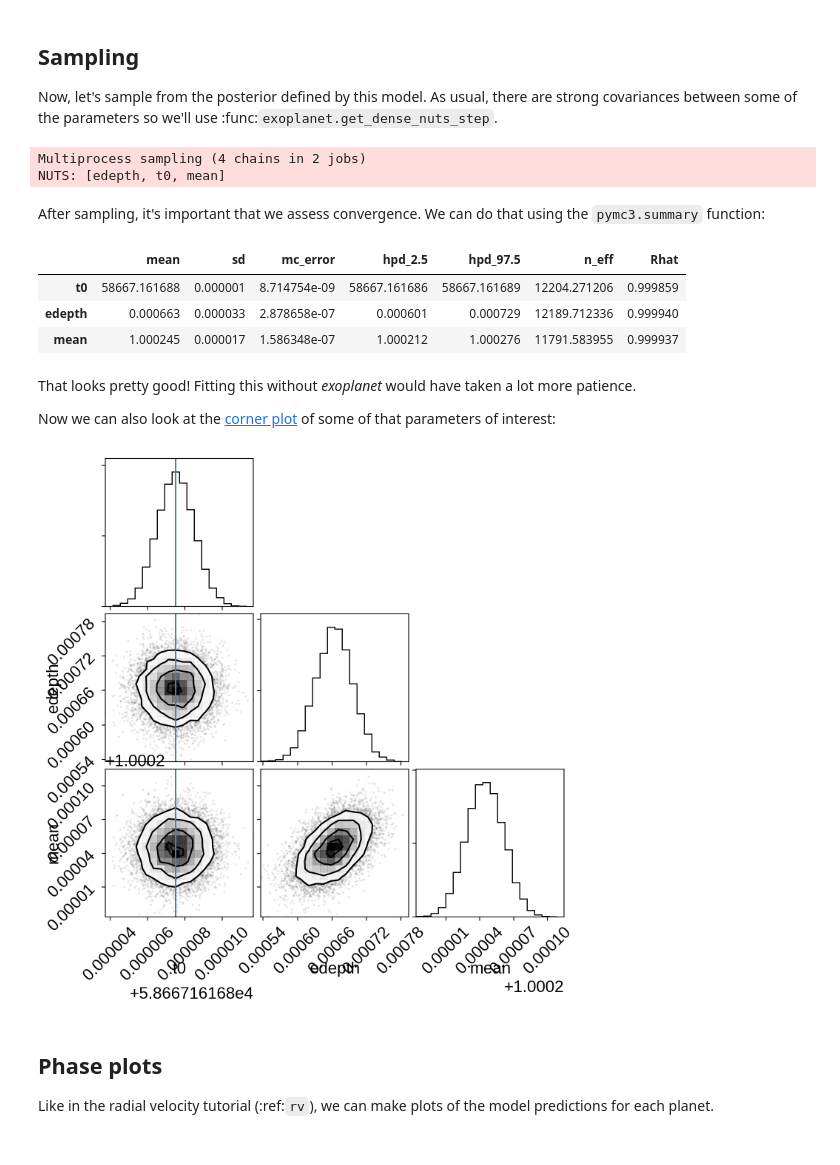
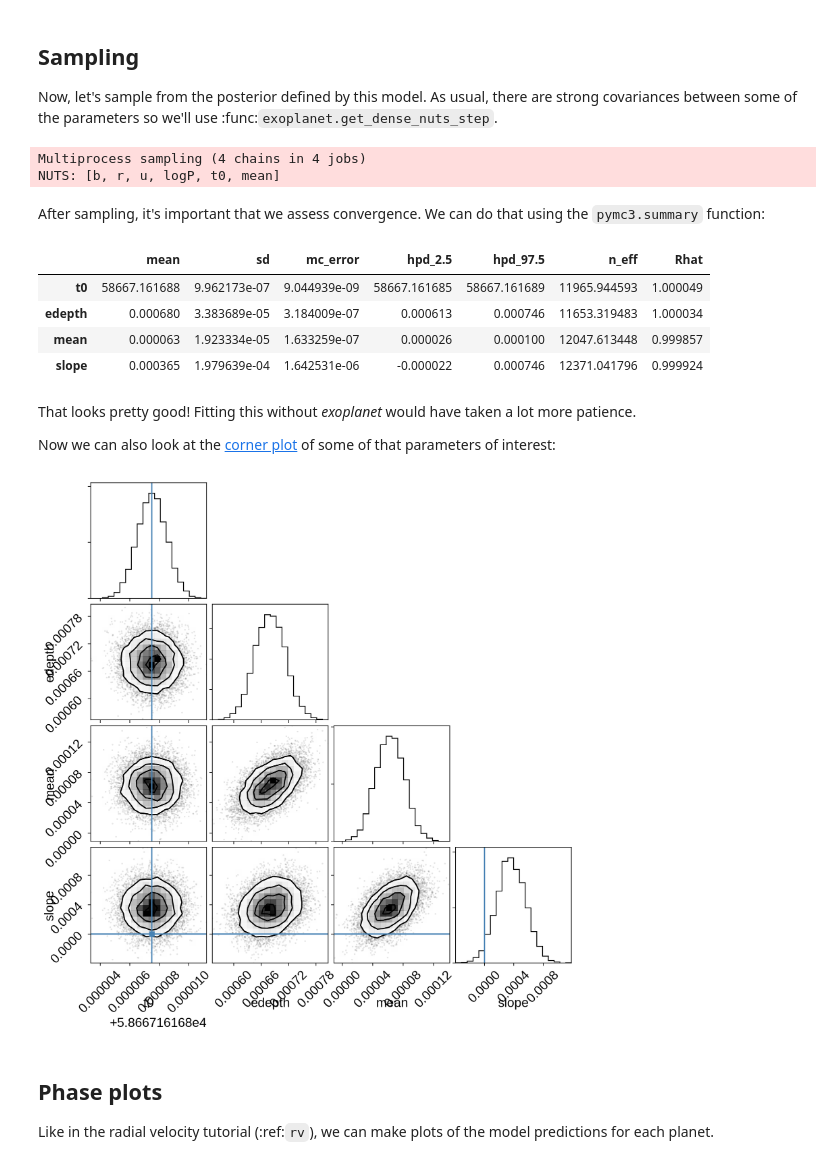
Before and after one commit to exowanderer/arctor, a Jupyter notebook: notebooks/wasp43_dfm_exoplanet_transit_tutorial.ipynb, the cells around one changed output. Drawn from its saved outputs; the diff is of its cells as text; code cells hidden in the pictures.

```diff
--- a/notebooks/wasp43_dfm_exoplanet_transit_tutorial.ipynb
+++ b/notebooks/wasp43_dfm_exoplanet_transit_tutorial.ipynb
@@ -135,7 +337,7 @@ b = 0.66 # Hellier 2011
 period = 0.813475  # days # exo.mast.stsci.edu
 u = [0]
 t0 = time_med
-edepth = np.sqrt(10/1e6)
+edepth = np.sqrt(500/1e6)
 
 orbit = xo.orbits.KeplerianOrbit(period=period, t0=t0, b=b)
 light_curves = xo.LimbDarkLightCurve(u).get_light_curve(orbit=orbit, r=edepth, t=t).eval().flatten()
@@ -160,13 +362,18 @@ import pymc3 as pm
 b = 0.66 # Hellier 2011
 period = 0.813475  # days # exo.mast.stsci.edu
 u = [0]
+
+oot_guess = np.median(np.r_[flux[:2*18], flux[-18:]])
+stellar_variance = np.std(np.r_[flux[:2*18], flux[-18:]])
+data = flux - oot_guess
+
 with pm.Model() as model:
 
     # The baseline flux
-    mean = pm.Normal("mean", mu=1.0, sd=1.0)
+    mean = pm.Normal("mean", mu=0.0, sd=1.0)
 
     # The time of a reference transit for each planet
-    t0 = pm.Normal("t0", mu=t0s, sd=1e-6)  # , shape=2)
+    t0 = pm.Normal("t0", mu=t0_guess, sd=1e-6)  # , shape=2)
 
     # The log period; also tracking the period itself
     # logP = pm.Normal("logP", mu=np.log(periods), sd=0.1, shape=2)
@@ -179,12 +386,16 @@ with pm.Model() as model:
     edepth = np.sqrt(edepth)
     # b = xo.distributions.ImpactParameter("b", ror=r, shape=2, testval=np.random.rand(2))
 
+    slope = pm.Uniform("slope", lower=-0.1, upper=0.1)
+    # intercept = pm.Uniform("intercept", lower=-0.1, upper=0.1)
+    line = slope * (t-t0_guess) + mean
+
     # Set up a Keplerian orbit for the planets
     orbit = xo.orbits.KeplerianOrbit(period=period, t0=t0s, b=b)
 
     # # Compute the model light curve using starry
     light_curves = xo.LimbDarkLightCurve(u).get_light_curve(orbit=orbit, r=edepth, t=t) # this crashes?
-    light_curve = pm.math.sum(light_curves, axis=-1) + mean
+    light_curve = pm.math.sum(light_curves, axis=-1)
 
     # # Here we track the value of the model light curve for plotting
     # # purposes
@@ -195,7 +406,7 @@ with pm.Model() as model:
     # # y += yerr * np.random.randn(len(y))
 
     # # The likelihood function assuming known Gaussian uncertainty
-    pm.Normal("obs", mu=light_curve, sd=yerr, observed=flux)
+    pm.Normal("obs", mu=light_curve + line, sd=yerr, observed=data)
 
     # # Fit for the maximum a posteriori parameters given the simuated dataset
     map_soln = xo.optimize(start=model.test_point)
@@ -234,20 +451,22 @@ with model:
         start=map_soln,
         chains=4,
         step=xo.get_dense_nuts_step(target_accept=0.9),
-    )
+        cores=mp.cpu_count()
+    )a
 # %% [output]
-Multiprocess sampling (4 chains in 2 jobs)
-NUTS: [edepth, t0, mean]
+Multiprocess sampling (4 chains in 4 jobs)
+NUTS: [b, r, u, logP, t0, mean]
 # %% [markdown]
 After sampling, it's important that we assess convergence.
 We can do that using the `pymc3.summary` function:
 # %%
-pm.summary(trace, varnames=["t0", "edepth", "mean"])
+pm.summary(trace, varnames=["t0", "edepth", "mean", "slope"])
 # %% [output]
 |  | mean | sd | mc_error | hpd_2.5 | hpd_97.5 | n_eff | Rhat |
-| t0 | 58667.161688 | 0.000001 | 8.714754e-09 | 58667.161686 | 58667.161689 | 12204.271206 | 0.999859 |
-| edepth | 0.000663 | 0.000033 | 2.878658e-07 | 0.000601 | 0.000729 | 12189.712336 | 0.999940 |
-| mean | 1.000245 | 0.000017 | 1.586348e-07 | 1.000212 | 1.000276 | 11791.583955 | 0.999937 |
+| t0 | 58667.161688 | 9.962173e-07 | 9.044939e-09 | 58667.161685 | 58667.161689 | 11965.944593 | 1.000049 |
+| edepth | 0.000680 | 3.383689e-05 | 3.184009e-07 | 0.000613 | 0.000746 | 11653.319483 | 1.000034 |
+| mean | 0.000063 | 1.923334e-05 | 1.633259e-07 | 0.000026 | 0.000100 | 12047.613448 | 0.999857 |
+| slope | 0.000365 | 1.979639e-04 | 1.642531e-06 | -0.000022 | 0.000746 | 12371.041796 | 0.999924 |
 # %% [markdown]
 That looks pretty good!
 Fitting this without *exoplanet* would have taken a lot more patience.
@@ -256,11 +475,11 @@ Now we can also look at the [corner plot](https://corner.readthedocs.io) of some
 # %%
 import corner
 
-samples = pm.trace_to_dataframe(trace, varnames=["t0", "edepth", "mean"])
-truth = [t0_guess, t0_guess, 0.0, 0.0, 1.0]
-corner.corner(samples, truths=truth, labels=["t0", "edepth", "mean"]);
+samples = pm.trace_to_dataframe(trace, varnames=["t0", "edepth", "mean", "slope"])
+truth = [t0_guess, 0.0, 1.0, 0.0]
+corner.corner(samples, truths=truth, labels=["t0", "edepth", "mean", "slope"]);
 # %% [output]
-[figure, old version]
+[figure, new version]
 # %% [markdown]
 ## Phase plots
 
```
Also changed, not shown: parts of 27 cells of this notebook.
